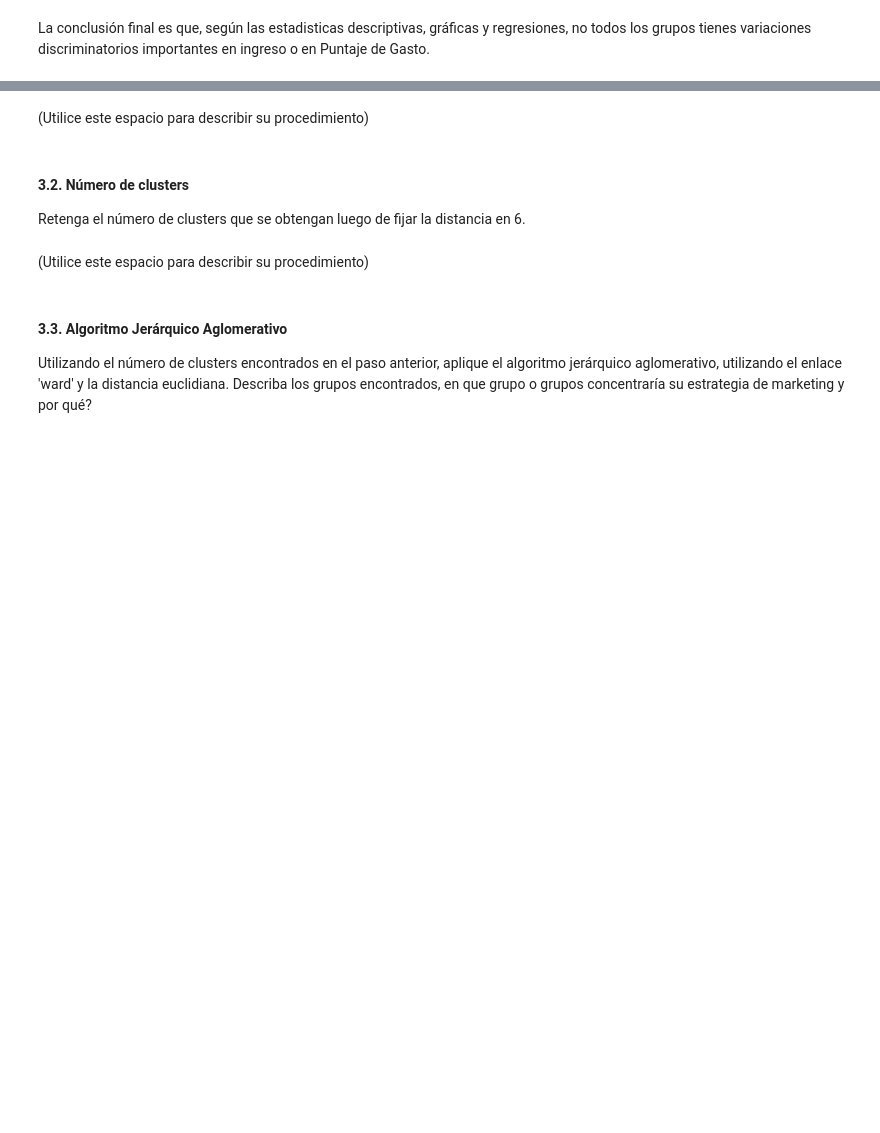
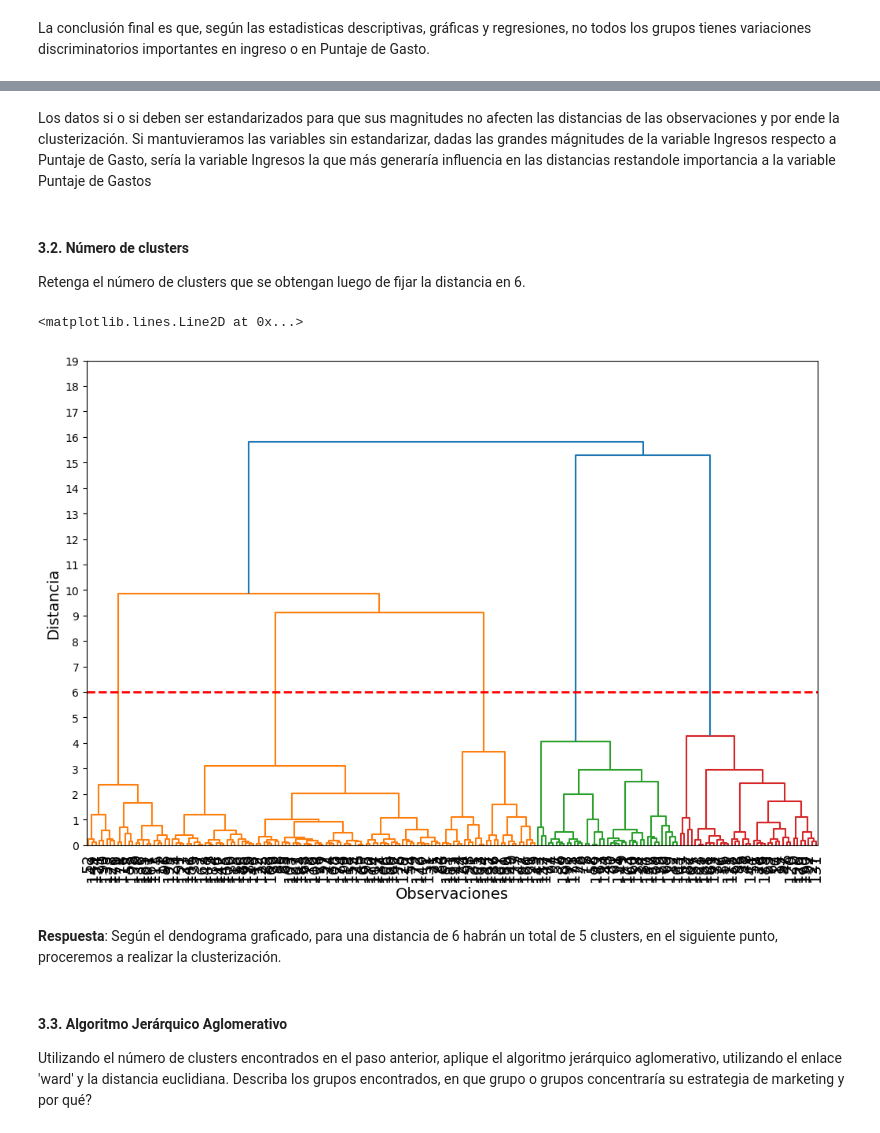
Before and after one commit to sebastian23escobar/Aprendizaje_no_supervisado, a Jupyter notebook: Taller2/S4_Taller_Jerarquico_DBSCAN.ipynb, the cells around one changed output, grey strips where cells are left out. Drawn from its saved outputs; the diff is of its cells as text; code cells hidden in the pictures; blank space fills up the shorter version.

```diff
--- a/Taller2/S4_Taller_Jerarquico_DBSCAN.ipynb
+++ b/Taller2/S4_Taller_Jerarquico_DBSCAN.ipynb
@@ -304,5 +334,5 @@ Agrupe a los clientes utilizando sólo dos variables: su ingreso y el puntaje de
 # %% [markdown]
-(Utilice este espacio para describir su procedimiento)
+Los datos si o si deben ser estandarizados para que sus magnitudes no afecten las distancias de las observaciones y por ende la clusterización. Si mantuvieramos las variables sin estandarizar, dadas las grandes mágnitudes de la variable Ingresos respecto a Puntaje de Gasto, sería la variable Ingresos la que más generaría influencia en las distancias restandole importancia a la variable Puntaje de Gastos
 # %% [markdown]
 #### 3.2. Número de clusters
 
@@ -312,5 +340,17 @@ Retenga el número de clusters que se obtengan luego de fijar la distancia en 6.
-# %% [markdown]
-(Utilice este espacio para describir su procedimiento)
+# %%
+fig, ax = plt.subplots(figsize=(12, 8))
+d = dendrogram(Z, show_leaf_counts=True, leaf_font_size=14, ax=ax)
+ax.set_xlabel('Observaciones', fontsize=14)
+ax.set_yticks(np.arange(0, 20, 1))
+ax.set_ylabel('Distancia', fontsize=14)
+
+# Agregamos la línea horizontal en y=6
+ax.axhline(y=6, color='red', linestyle='--', linewidth=2)
+# %% [output]
+<matplotlib.lines.Line2D at 0x...>
+[figure, added]
+# %% [markdown]
+**Respuesta**: Según el dendograma graficado, para una distancia de 6 habrán un total de 5 clusters, en el siguiente punto, proceremos a realizar la clusterización.
 # %% [markdown]
 #### 3.3. Algoritmo Jerárquico Aglomerativo
 
```
Also changed, not shown: parts of 12 cells of this notebook.
